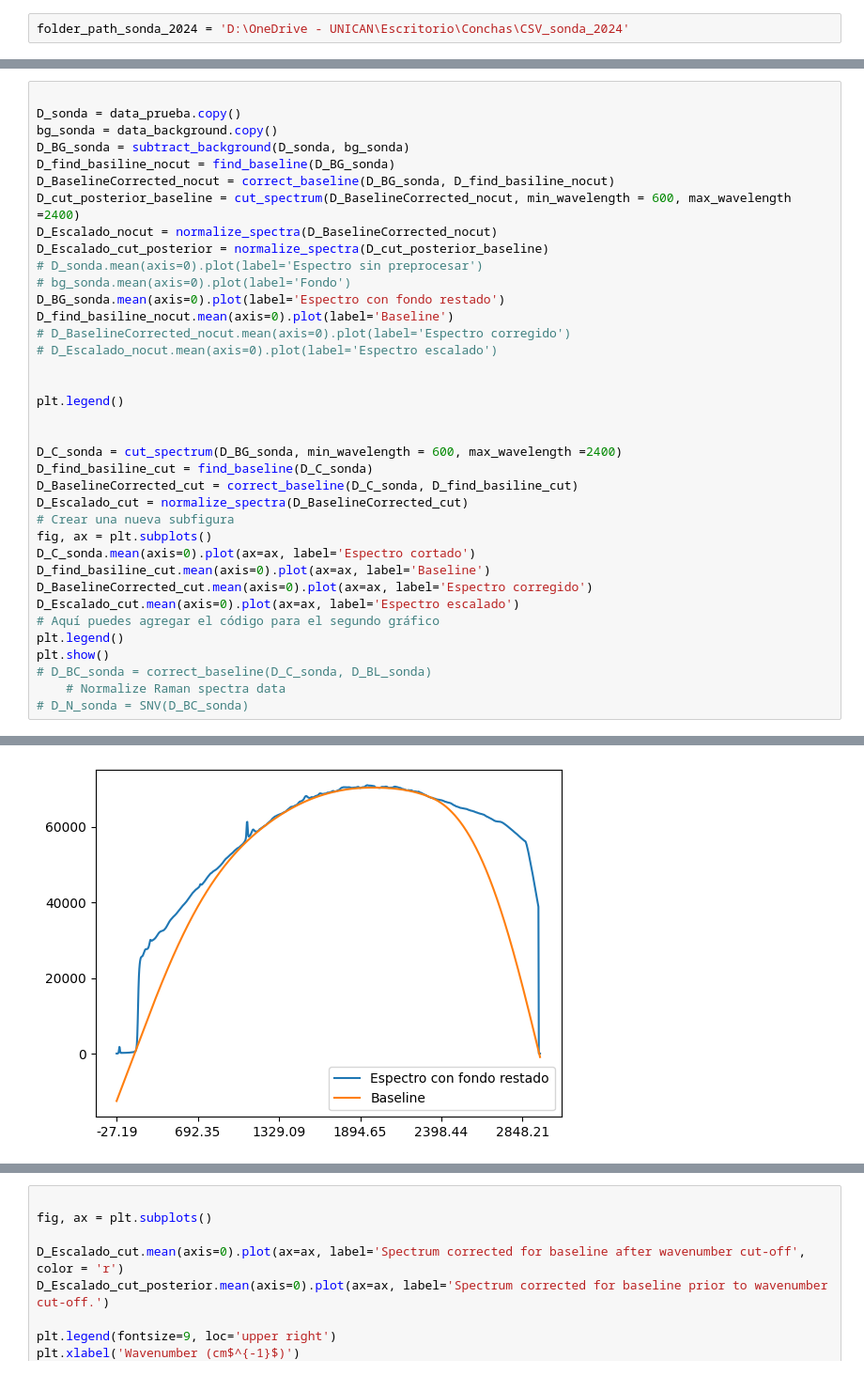
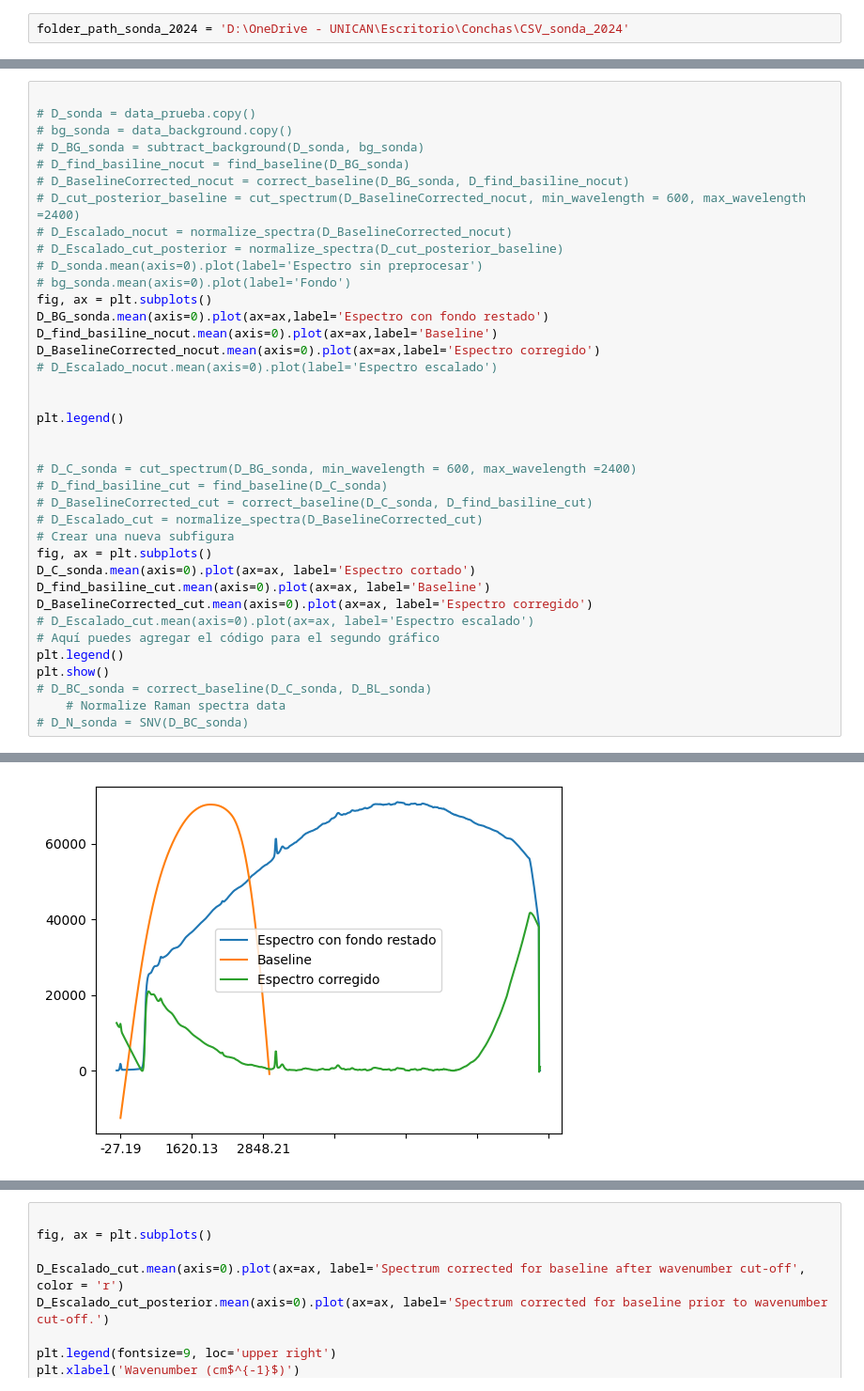
Before and after one commit to andreaperezasen/TFM-ML-Raman-Conchas-Arqueologicas, a Jupyter notebook: Code/Notebooks/procesado_sonda532nm.ipynb, the cells around one changed output, grey strips where cells are left out. Shown at 94% size. Saved outputs shown, nothing was run; the diff lists cells and outputs as text.

Commit message:
Baseline

```diff
--- a/Code/Notebooks/procesado_sonda532nm.ipynb
+++ b/Code/Notebooks/procesado_sonda532nm.ipynb
@@ -408,35 +413,36 @@ data_prueba
 1207 rows × 1044 columns
 # %%
 
-D_sonda = data_prueba.copy()
-bg_sonda = data_background.copy()
-D_BG_sonda = subtract_background(D_sonda, bg_sonda)
-D_find_basiline_nocut = find_baseline(D_BG_sonda)
-D_BaselineCorrected_nocut = correct_baseline(D_BG_sonda, D_find_basiline_nocut)
-D_cut_posterior_baseline = cut_spectrum(D_BaselineCorrected_nocut, min_wavelength = 600, max_wavelength =2400)
-D_Escalado_nocut = normalize_spectra(D_BaselineCorrected_nocut)
-D_Escalado_cut_posterior = normalize_spectra(D_cut_posterior_baseline)
+# D_sonda = data_prueba.copy()
+# bg_sonda = data_background.copy()
+# D_BG_sonda = subtract_background(D_sonda, bg_sonda)
+# D_find_basiline_nocut = find_baseline(D_BG_sonda)
+# D_BaselineCorrected_nocut = correct_baseline(D_BG_sonda, D_find_basiline_nocut)
+# D_cut_posterior_baseline = cut_spectrum(D_BaselineCorrected_nocut, min_wavelength = 600, max_wavelength =2400)
+# D_Escalado_nocut = normalize_spectra(D_BaselineCorrected_nocut)
+# D_Escalado_cut_posterior = normalize_spectra(D_cut_posterior_baseline)
 # D_sonda.mean(axis=0).plot(label='Espectro sin preprocesar')
 # bg_sonda.mean(axis=0).plot(label='Fondo')
-D_BG_sonda.mean(axis=0).plot(label='Espectro con fondo restado')
-D_find_basiline_nocut.mean(axis=0).plot(label='Baseline')
-# D_BaselineCorrected_nocut.mean(axis=0).plot(label='Espectro corregido')
+fig, ax = plt.subplots()
+D_BG_sonda.mean(axis=0).plot(ax=ax,label='Espectro con fondo restado')
+D_find_basiline_nocut.mean(axis=0).plot(ax=ax,label='Baseline')
+D_BaselineCorrected_nocut.mean(axis=0).plot(ax=ax,label='Espectro corregido')
 # D_Escalado_nocut.mean(axis=0).plot(label='Espectro escalado')
 
 
 plt.legend()
 
 
-D_C_sonda = cut_spectrum(D_BG_sonda, min_wavelength = 600, max_wavelength =2400)
-D_find_basiline_cut = find_baseline(D_C_sonda)
-D_BaselineCorrected_cut = correct_baseline(D_C_sonda, D_find_basiline_cut)
-D_Escalado_cut = normalize_spectra(D_BaselineCorrected_cut)
+# D_C_sonda = cut_spectrum(D_BG_sonda, min_wavelength = 600, max_wavelength =2400)
+# D_find_basiline_cut = find_baseline(D_C_sonda)
+# D_BaselineCorrected_cut = correct_baseline(D_C_sonda, D_find_basiline_cut)
+# D_Escalado_cut = normalize_spectra(D_BaselineCorrected_cut)
 # Crear una nueva subfigura
 fig, ax = plt.subplots()
 D_C_sonda.mean(axis=0).plot(ax=ax, label='Espectro cortado')
 D_find_basiline_cut.mean(axis=0).plot(ax=ax, label='Baseline')
 D_BaselineCorrected_cut.mean(axis=0).plot(ax=ax, label='Espectro corregido')
-D_Escalado_cut.mean(axis=0).plot(ax=ax, label='Espectro escalado')
+# D_Escalado_cut.mean(axis=0).plot(ax=ax, label='Espectro escalado')
 # Aquí puedes agregar el código para el segundo gráfico
 plt.legend()
 plt.show()
@@ -464 +453 @@ ALS did not converge in 20 iterations
-[figure, old version]
+[figure, new version]
```
Also changed, not shown: parts of 5 cells of this notebook.
